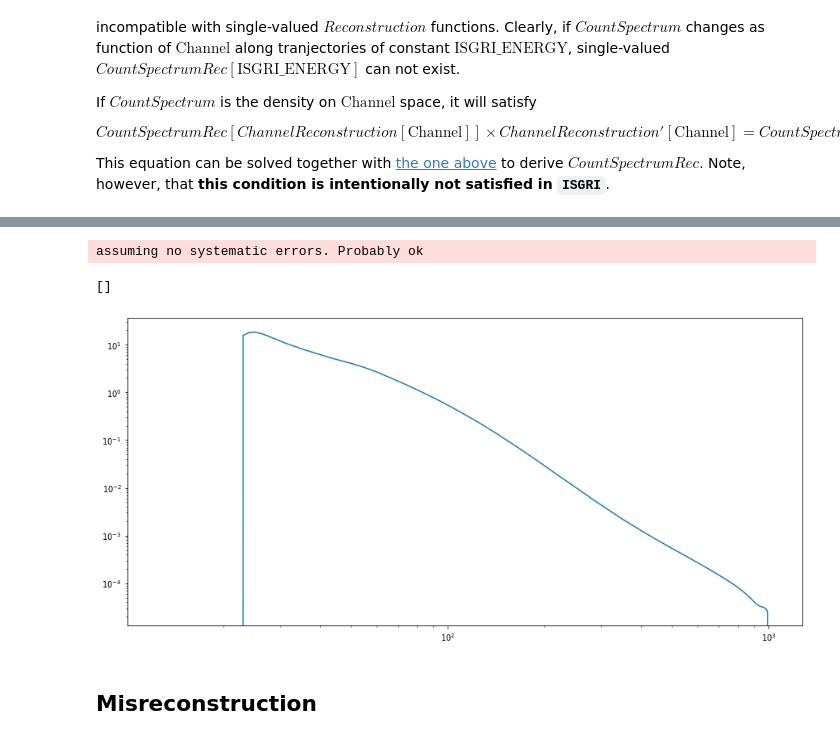
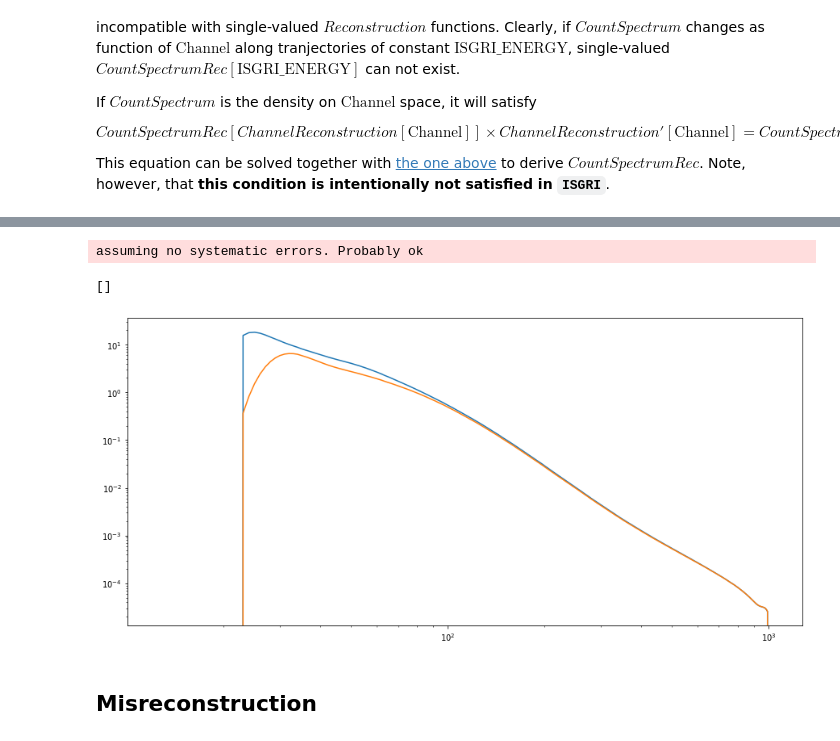
Before and after one commit to volodymyrss/integral-ibis-isgri-le-response, a Jupyter notebook: book/effi-rsp-lut2.ipynb, the cells around one changed output, grey strips where cells are left out. Cells and saved outputs as stored; diff of their text form; code cells hidden in the pictures.

```diff
--- a/book/effi-rsp-lut2.ipynb
+++ b/book/effi-rsp-lut2.ipynb
@@ -237,35 +250,39 @@ import ogip
 import ogip.tools
 import ogip.spec
 
-effi = fits.open('/isdc/arc/rev_3/ic/ibis/mod/isgr_effc_mod_0011.fits')[1].data[11]
+effi = fits.open('/isdc/arc/rev_3/ic/ibis/mod/isgr_effc_mod_0011.fits')[1].data[11]['EFFICIENCY']
 ebds = fits.open('/isdc/arc/rev_3/ic/ibis/rsp/isgr_ebds_mod_0002.fits')[1].data
 matrix = fits.open('/isdc/arc/rev_3/ic/ibis/rsp/isgr_rmf_rsp_0043.fits')['ISGR-RMF.-RSP'].data
 ce1, ce2 = ebds['E_MIN'], ebds['E_MAX']
 e1, e2 = matrix['ENERG_LO'], matrix['ENERG_HI']
 rmf = ogip.spec.RMF.from_arrays(e1, e2, np.stack(matrix['MATRIX']), ce1, ce2)
 
 ogip.spec.PHAI.from_arrays(
     exposure=1000,
     rate=np.ones_like(ce1),
     stat_err=np.ones_like(ce1),
 )
 
 rate = ogip.tools.convolve(
     ogip.tools.crab_ph_cm2_s_kev,
     rmf,
 )
 
 plt.figure(figsize=(15,7))
 
 plt.plot(
     ce1, rate/(ce2-ce1)
 )
 
+plt.plot(
+    ce1, rate/(ce2-ce1) * effi
+)
+
 plt.loglog()
 # %% [output]
 assuming no systematic errors. Probably ok
 []
-[figure, old version]
+[figure, new version]
 # %% [markdown]
 ## Misreconstruction
 # %% [markdown]
```
Also changed, not shown: parts of 2 cells of this notebook.
